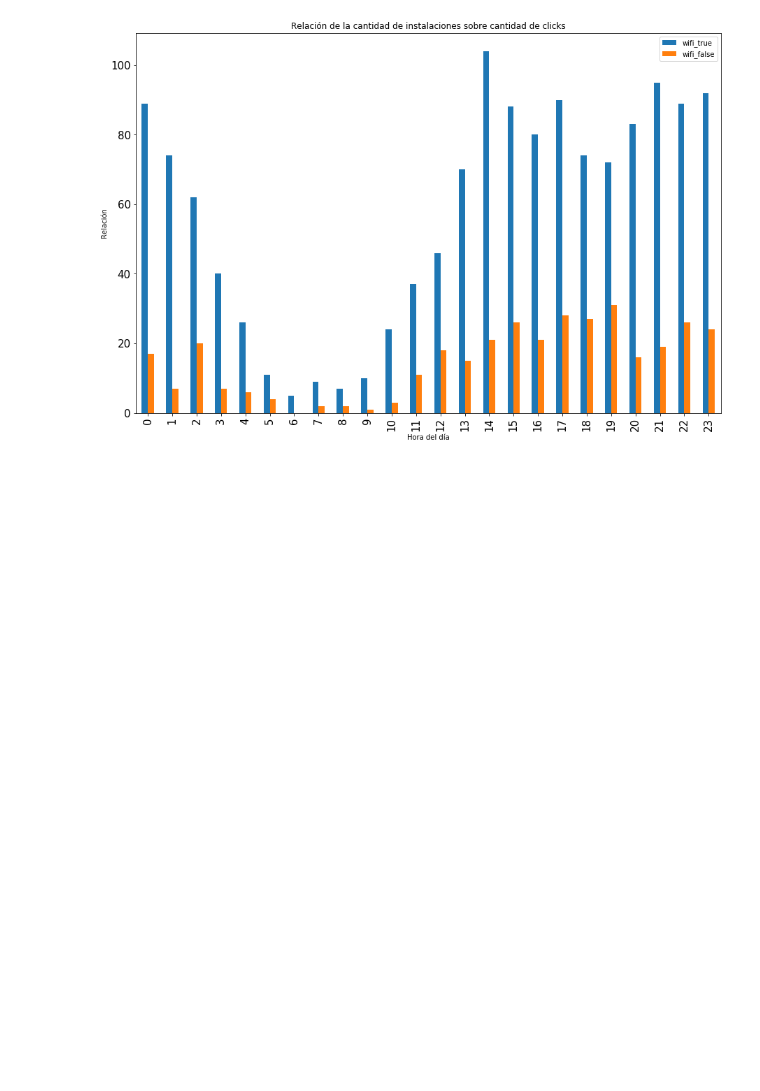
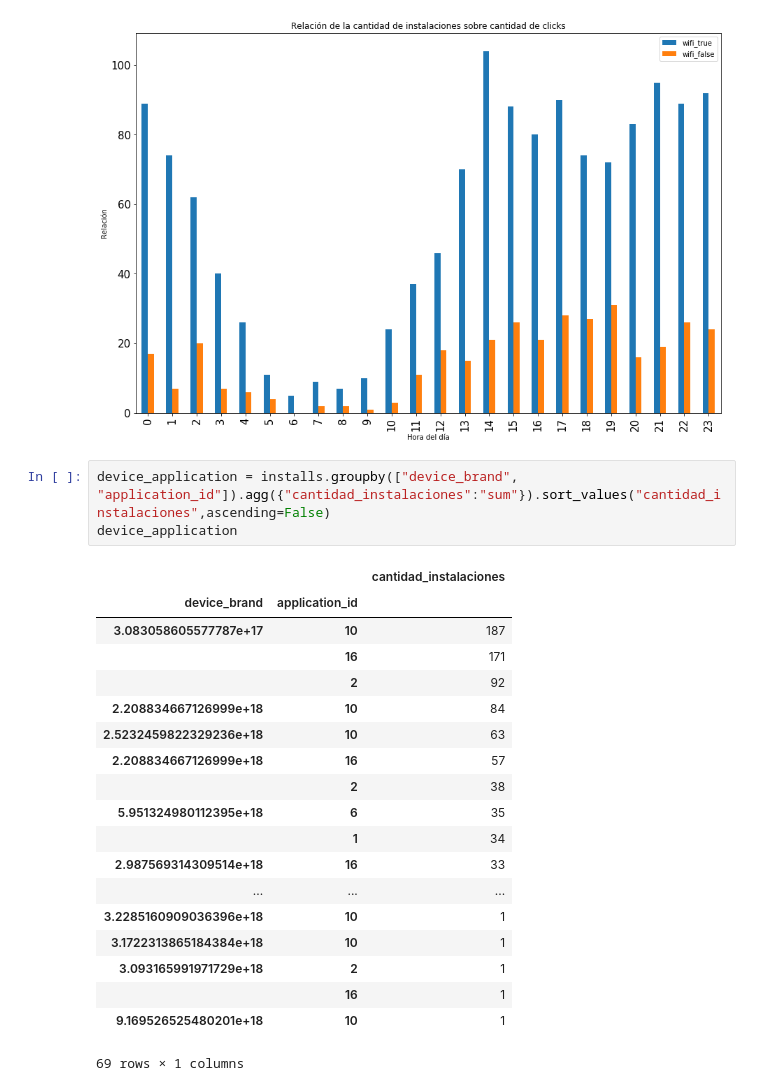
Before and after one commit to AlejandroKler/Datanesa, a Jupyter notebook: analisis_clicks_installs_nico.ipynb, the cells around one changed output. Cells and saved outputs as stored; diff of their text form; blank space fills up the shorter version.

```diff
--- a/analisis_clicks_installs_nico.ipynb
+++ b/analisis_clicks_installs_nico.ipynb
@@ -304,3 +336,26 @@ ax.set_ylabel("Relación")
 ax;
 # %% [output]
 [figure]
+# %%
+device_application = installs.groupby(["device_brand", "application_id"]).agg({"cantidad_instalaciones":"sum"}).sort_values("cantidad_instalaciones",ascending=False)
+device_application
+# %% [output]
+|  |  | cantidad_instalaciones |
+| device_brand | application_id |  |
+| 3.083058605577787e+17 | 10 | 187 |
+|  | 16 | 171 |
+|  | 2 | 92 |
+| 2.208834667126999e+18 | 10 | 84 |
+| 2.5232459822329236e+18 | 10 | 63 |
+| 2.208834667126999e+18 | 16 | 57 |
+|  | 2 | 38 |
+| 5.951324980112395e+18 | 6 | 35 |
+|  | 1 | 34 |
+| 2.987569314309514e+18 | 16 | 33 |
+| ... | ... | ... |
+| 3.2285160909036396e+18 | 10 | 1 |
+| 3.1722313865184384e+18 | 10 | 1 |
+| 3.093165991971729e+18 | 2 | 1 |
+|  | 16 | 1 |
+| 9.169526525480201e+18 | 10 | 1 |
+69 rows × 1 columns
```
Also changed, not shown: parts of 15 cells of this notebook.
